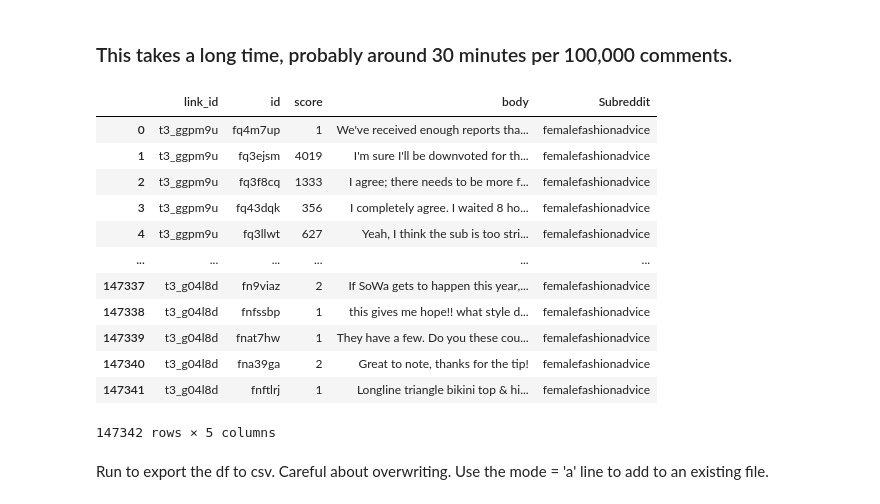
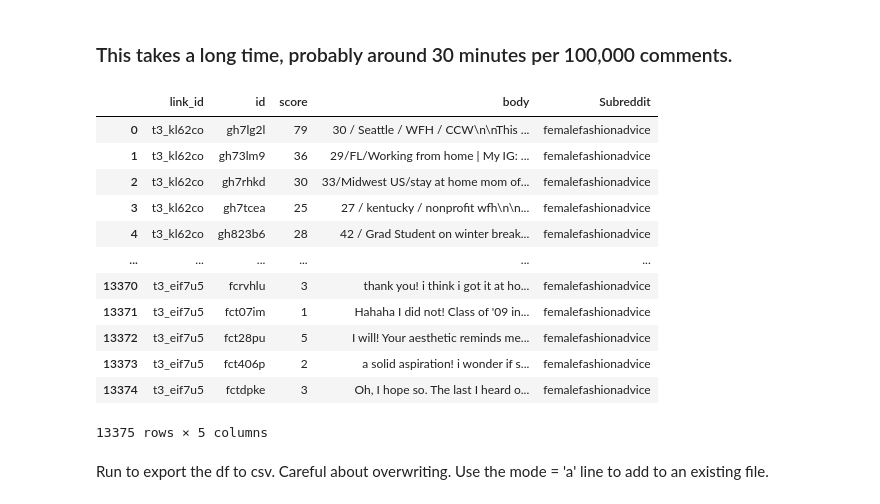
Before and after one commit to maybemaby/free-marketing-watch, a Jupyter notebook: free-marketing-watch.ipynb, the cells around one changed output. Cells and saved outputs as stored; diff of their text form; code cells hidden in the pictures.

Commit message:
"WAYWTD modifications."

```diff
--- a/free-marketing-watch.ipynb
+++ b/free-marketing-watch.ipynb
@@ -27,8 +27,8 @@ def create_comments_df(subreddit_):
     Pandas dataframe with all the data from the praw object.m
     """
     subreddit = reddit.subreddit(subreddit_)
-    submission_list = subreddit.top(
-        time_filter="year", limit=1000
+    submission_list = subreddit.search(
+        'WAYWT',sort='new', time_filter="year", limit=1000
     )  # generator of submissions in the subreddit
     comment_list = []
     for submission in submission_list:
@@ -59,22 +59,22 @@ def brand_check(df,brandlist):
 # %% [markdown]
 ### This takes a long time, probably around 30 minutes per 100,000 comments.
 # %%
-df = create_comments_df('femalefashionadvice')
-df
+df1 = create_comments_df('femalefashionadvice')
+df1
 # %% [output]
 |  | link_id | id | score | body | Subreddit |
-| 0 | t3_ggpm9u | fq4m7up | 1 | We've received enough reports tha... | femalefashionadvice |
-| 1 | t3_ggpm9u | fq3ejsm | 4019 | I'm sure I'll be downvoted for th... | femalefashionadvice |
-| 2 | t3_ggpm9u | fq3f8cq | 1333 | I agree; there needs to be more f... | femalefashionadvice |
-| 3 | t3_ggpm9u | fq43dqk | 356 | I completely agree. I waited 8 ho... | femalefashionadvice |
-| 4 | t3_ggpm9u | fq3llwt | 627 | Yeah, I think the sub is too stri... | femalefashionadvice |
+| 0 | t3_kl62co | gh7lg2l | 79 | 30 / Seattle / WFH / CCW\n\nThis ... | femalefashionadvice |
+| 1 | t3_kl62co | gh73lm9 | 36 | 29/FL/Working from home | My IG: ... | femalefashionadvice |
+| 2 | t3_kl62co | gh7rhkd | 30 | 33/Midwest US/stay at home mom of... | femalefashionadvice |
+| 3 | t3_kl62co | gh7tcea | 25 | 27 / kentucky / nonprofit wfh\n\n... | femalefashionadvice |
+| 4 | t3_kl62co | gh823b6 | 28 | 42 / Grad Student on winter break... | femalefashionadvice |
 | ... | ... | ... | ... | ... | ... |
-| 147337 | t3_g04l8d | fn9viaz | 2 | If SoWa gets to happen this year,... | femalefashionadvice |
-| 147338 | t3_g04l8d | fnfssbp | 1 | this gives me hope!! what style d... | femalefashionadvice |
-| 147339 | t3_g04l8d | fnat7hw | 1 | They have a few. Do you these cou... | femalefashionadvice |
-| 147340 | t3_g04l8d | fna39ga | 2 | Great to note, thanks for the tip! | femalefashionadvice |
-| 147341 | t3_g04l8d | fnftlrj | 1 | Longline triangle bikini top & hi... | femalefashionadvice |
+| 13370 | t3_eif7u5 | fcrvhlu | 3 | thank you! i think i got it at ho... | femalefashionadvice |
+| 13371 | t3_eif7u5 | fct07im | 1 | Hahaha I did not! Class of '09 in... | femalefashionadvice |
+| 13372 | t3_eif7u5 | fct28pu | 5 | I will! Your aesthetic reminds me... | femalefashionadvice |
+| 13373 | t3_eif7u5 | fct406p | 2 | a solid aspiration! i wonder if s... | femalefashionadvice |
+| 13374 | t3_eif7u5 | fctdpke | 3 | Oh, I hope so. The last I heard o... | femalefashionadvice |
-147342 rows × 5 columns
+13375 rows × 5 columns
 # %% [markdown]
 Run to export the df to csv. Careful about overwriting. Use the mode = 'a' line to add to an existing file.
 # %%
```
Also changed, not shown: parts of 10 cells of this notebook, 1 other file.
